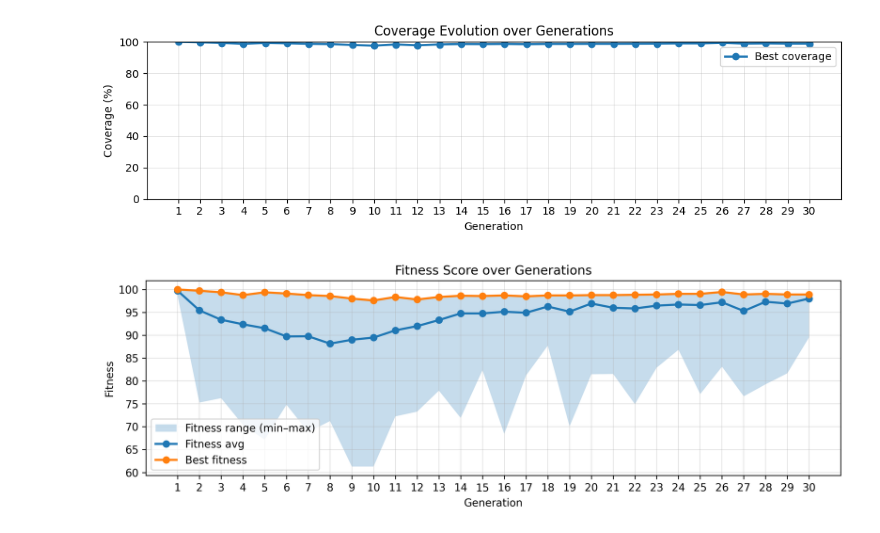
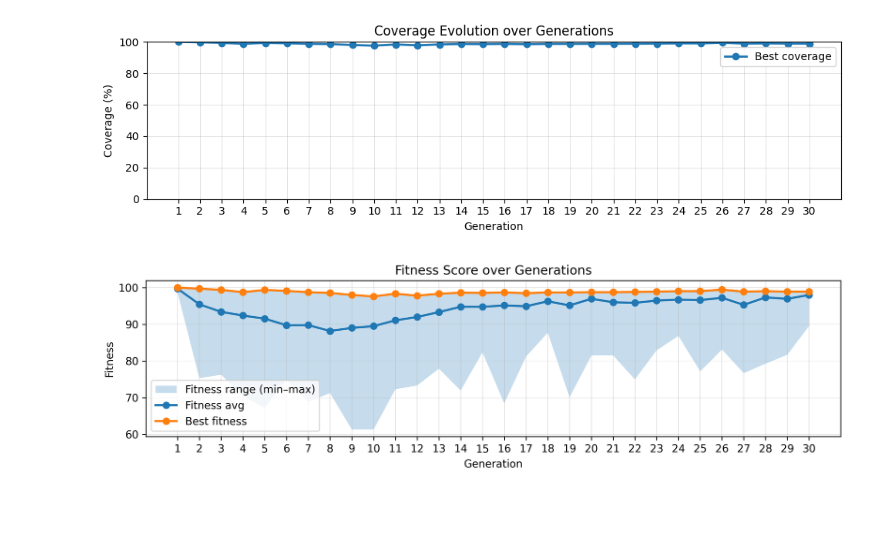
Before and after one commit to yutakseo/SensorDeployment_Optimizer, a Jupyter notebook: analyze_result.ipynb, the cells around one changed output. Cells and saved outputs as stored; diff of their text form; code cells hidden in the pictures; blank space fills up the shorter version.

```diff
--- a/analyze_result.ipynb
+++ b/analyze_result.ipynb
@@ -28,8 +27,8 @@ analyzer.plot_coverage_trend(
 # %%
 analyzer.plot_fitness_trend(
     title="Fitness Score over Generations",
-    figsize=(10, 3.5),
+    figsize=(10, 3),
     dpi=300,
 )
 # %% [output]
-[figure, old version]
+[figure, new version]
```
Also changed, not shown: parts of 2 cells of this notebook, 1 other file.
